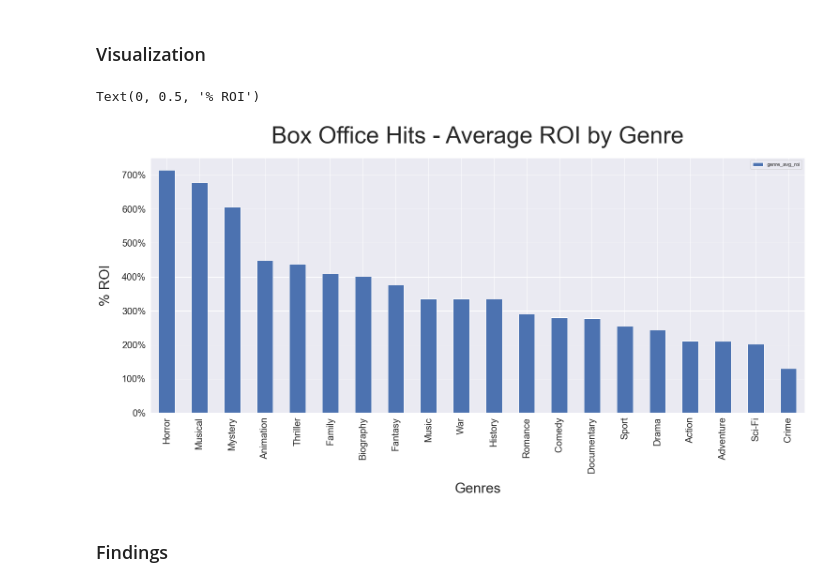
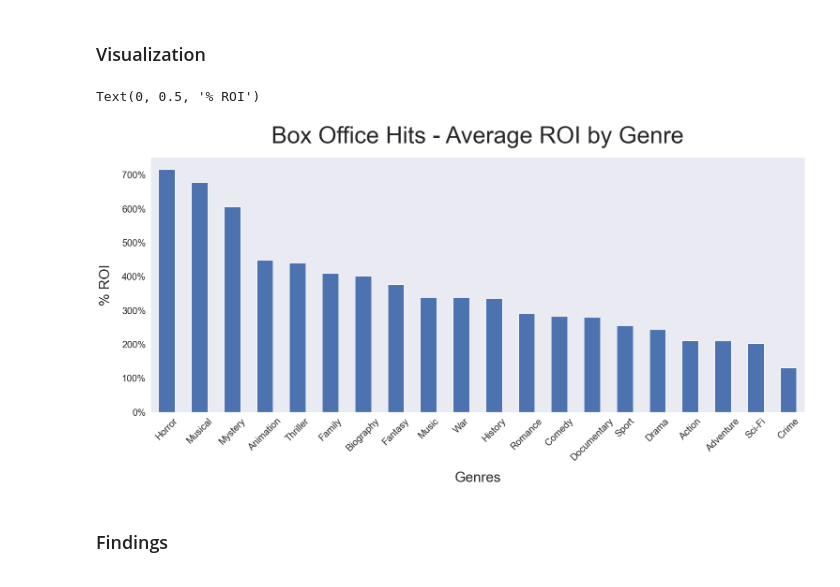
Before and after one commit to JordanMang/phase_1_id10t_team, a Jupyter notebook: primary_notebook.ipynb, the cells around one changed output. Drawn from its saved outputs; the diff is of its cells as text; code cells hidden in the pictures.

```diff
--- a/primary_notebook.ipynb
+++ b/primary_notebook.ipynb
@@ -378,29 +379,30 @@ top_genres = top_genres.sort_values(by='genre_avg_roi',
                    ascending=False,
                    inplace=False)
 # %%
-sns.set(style="darkgrid")
+sns.set(style="white")
 
 sns.color_palette("rocket")
 
 sns.set(rc = {'figure.figsize':(25,10)})
 
 #create stacked bar chart
-plot2 = top_genres.head(20).set_index('genre').plot(kind='bar', y='genre_avg_roi', stacked=False)
+plot2 = top_genres.head(20).set_index('genre').plot(kind='bar', y='genre_avg_roi', stacked=False, legend=False)
 
 #add overall title
 plt.title('Box Office Hits - Average ROI by Genre', fontsize=50, pad=30)
+plt.grid(False)
 
 #update y axis from scientific notation
 plot2.yaxis.set_major_formatter(mtick.PercentFormatter())
 
 #add axis titles
-plt.xticks(fontsize=20)
+plt.xticks(rotation=45, fontsize=20)
 plt.yticks(fontsize=20)
 plt.xlabel('Genres', fontsize=30, labelpad=20)
 plt.ylabel('% ROI', fontsize=30,  labelpad=20)
 # %% [output]
 Text(0, 0.5, '% ROI')
-[figure, old version]
+[figure, new version]
 # %% [markdown]
 ### Findings
 # %% [markdown]
```
Also changed, not shown: parts of 29 cells of this notebook, 1 other file.
